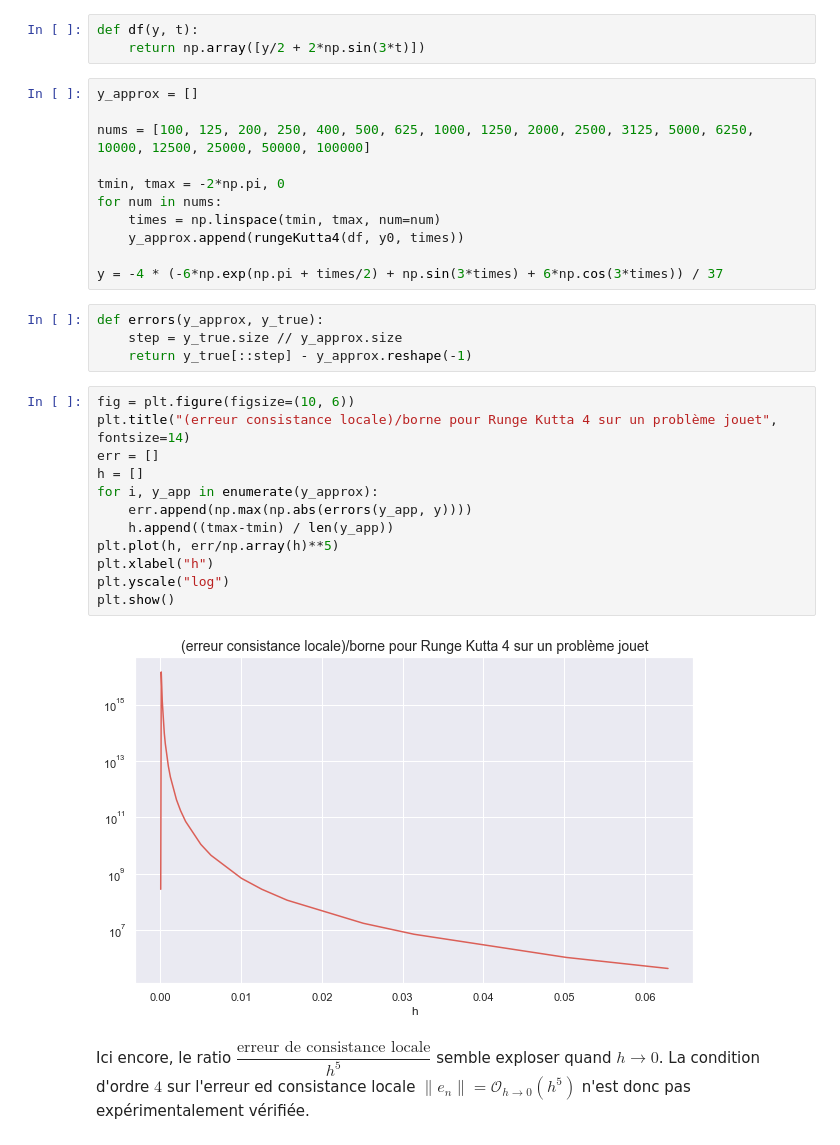
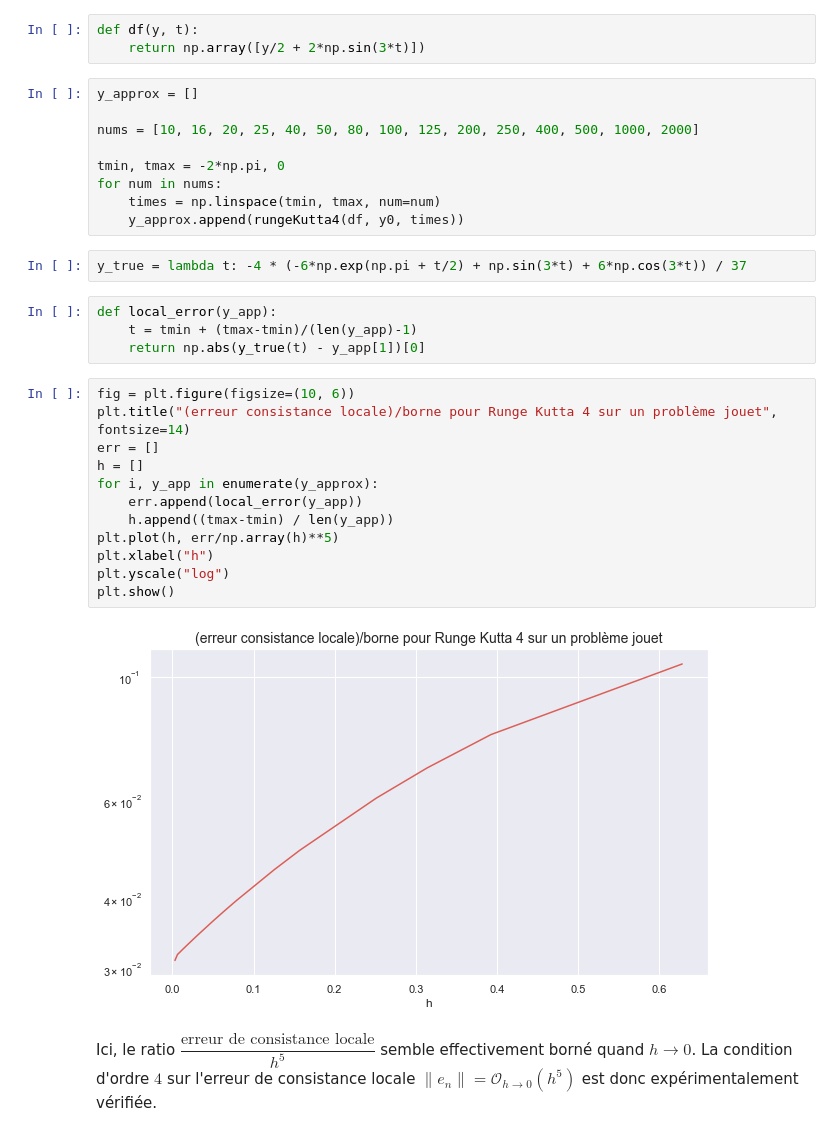
Before and after one commit to littlebuzzybee/MACS205a-Projet, a Jupyter notebook: carbone.ipynb, the cells around one changed output. Saved outputs shown, nothing was run; the diff lists cells and outputs as text.

Commit message:
fix consistance locale

```diff
--- a/carbone.ipynb
+++ b/carbone.ipynb
@@ -715,31 +715,31 @@ def df(y, t):
 # %%
 y_approx = []
 
-nums = [100, 125, 200, 250, 400, 500, 625, 1000, 1250, 2000, 2500, 3125, 5000, 6250, 10000, 12500, 25000, 50000, 100000]
+nums = [10, 16, 20, 25, 40, 50, 80, 100, 125, 200, 250, 400, 500, 1000, 2000]
 
 tmin, tmax = -2*np.pi, 0
 for num in nums:
     times = np.linspace(tmin, tmax, num=num)
     y_approx.append(rungeKutta4(df, y0, times))
-
-y = -4 * (-6*np.exp(np.pi + times/2) + np.sin(3*times) + 6*np.cos(3*times)) / 37
+# %%
+y_true = lambda t: -4 * (-6*np.exp(np.pi + t/2) + np.sin(3*t) + 6*np.cos(3*t)) / 37
 # %%
-def errors(y_approx, y_true):
-    step = y_true.size // y_approx.size
-    return y_true[::step] - y_approx.reshape(-1)
+def local_error(y_app):
+    t = tmin + (tmax-tmin)/(len(y_app)-1)
+    return np.abs(y_true(t) - y_app[1])[0]
 # %%
 fig = plt.figure(figsize=(10, 6))
 plt.title("(erreur consistance locale)/borne pour Runge Kutta 4 sur un problème jouet", fontsize=14)
 err = []
 h = []
 for i, y_app in enumerate(y_approx):
-    err.append(np.max(np.abs(errors(y_app, y))))
+    err.append(local_error(y_app))
     h.append((tmax-tmin) / len(y_app))
 plt.plot(h, err/np.array(h)**5)
 plt.xlabel("h")
 plt.yscale("log")
 plt.show()
 # %% [output]
-[figure, old version]
+[figure, new version]
 # %% [markdown]
-Ici encore, le ratio $\dfrac{\text{erreur de consistance locale}}{h^5}$ semble exploser quand $h \to 0$. La condition d'ordre $4$ sur l'erreur ed consistance locale $\|e_n\| = \mathcal{O}_{h \to 0}(h^5)$ n'est donc pas expérimentalement vérifiée.
+Ici, le ratio $\dfrac{\text{erreur de consistance locale}}{h^5}$ semble effectivement borné quand $h \to 0$. La condition d'ordre $4$ sur l'erreur de consistance locale $\|e_n\| = \mathcal{O}_{h \to 0}(h^5)$ est donc expérimentalement vérifiée.
```
